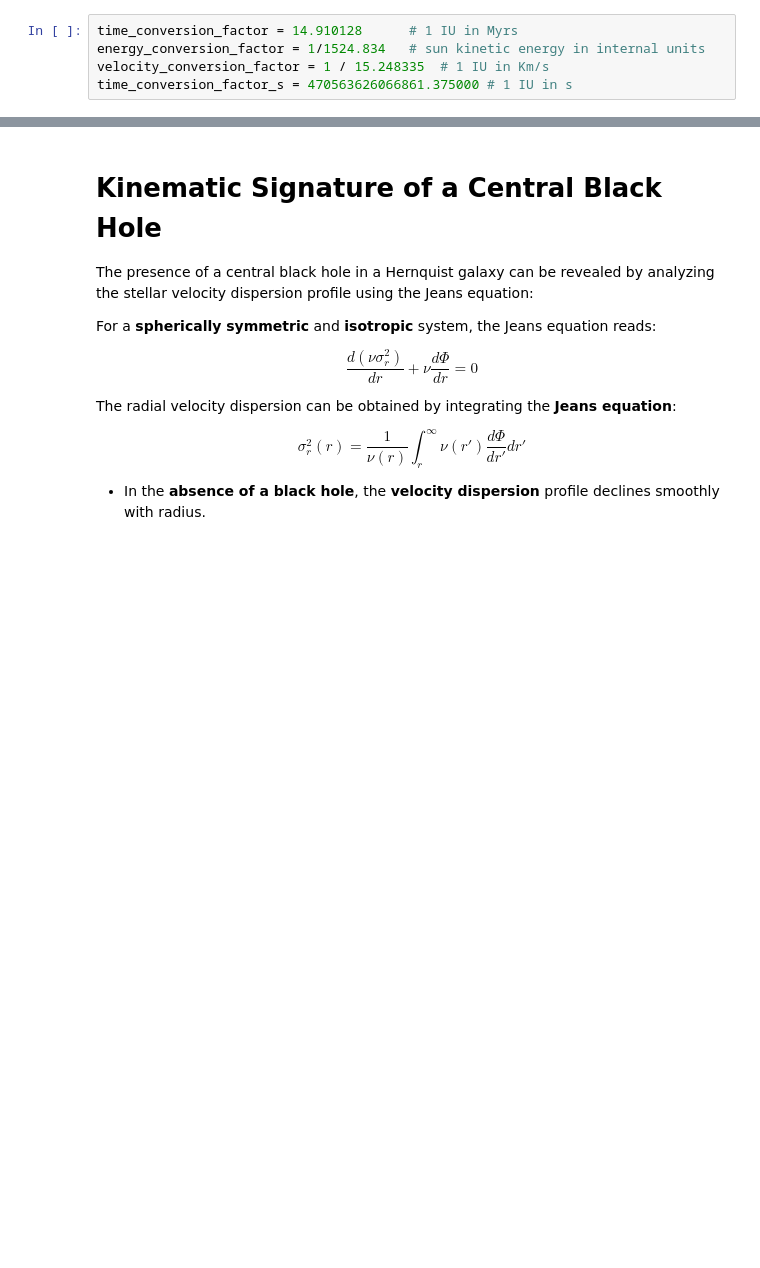
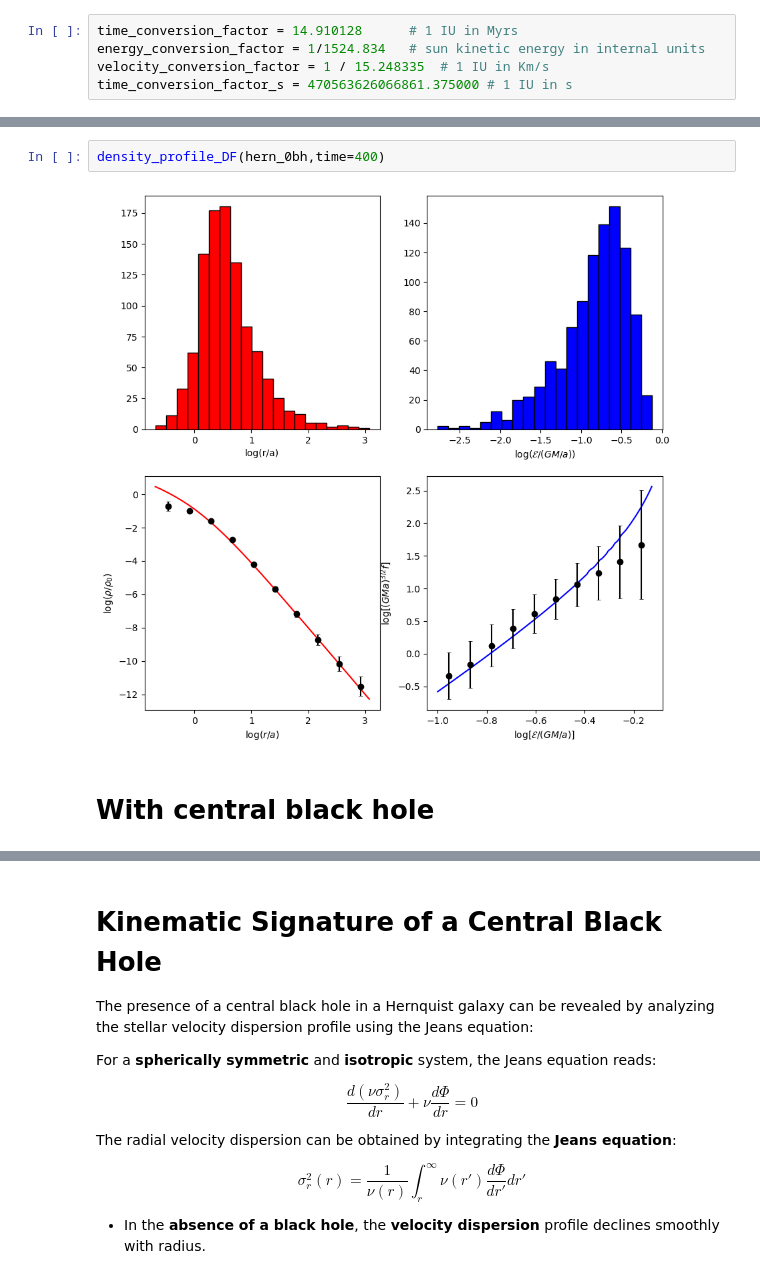
Before and after one commit to robertoinfurna/dynamics_of_stellar_systems, a Jupyter notebook: Hernquist.ipynb, the cells around one changed output, grey strips where cells are left out. Drawn from its saved outputs; the diff is of its cells as text; blank space fills up the shorter version.

```diff
--- a/Hernquist.ipynb
+++ b/Hernquist.ipynb
@@ -311,0 +332,6 @@ view(hern,r_max=300, t=np.linspace(hern.t[0],hern.t[-1],6))
+# %%
+density_profile_DF(hern_0bh,time=400)
+# %% [output]
+[figure, added]
+# %% [markdown]
+# With central black hole
```
Also changed, not shown: parts of 20 cells of this notebook, 2 other files.
